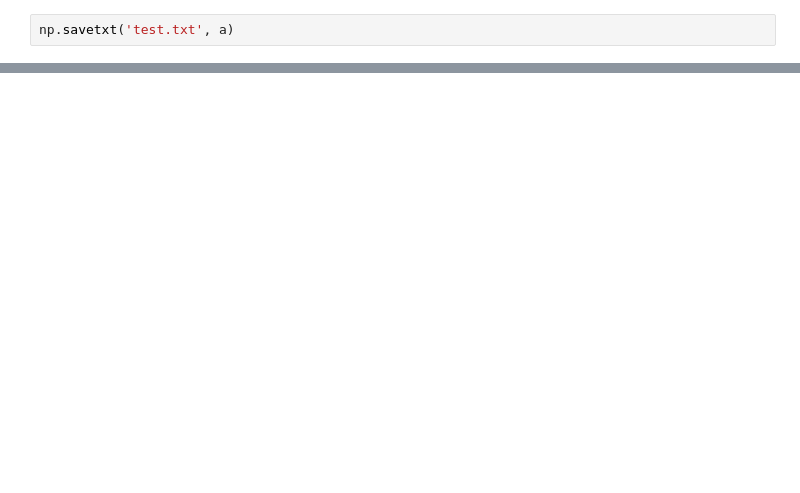
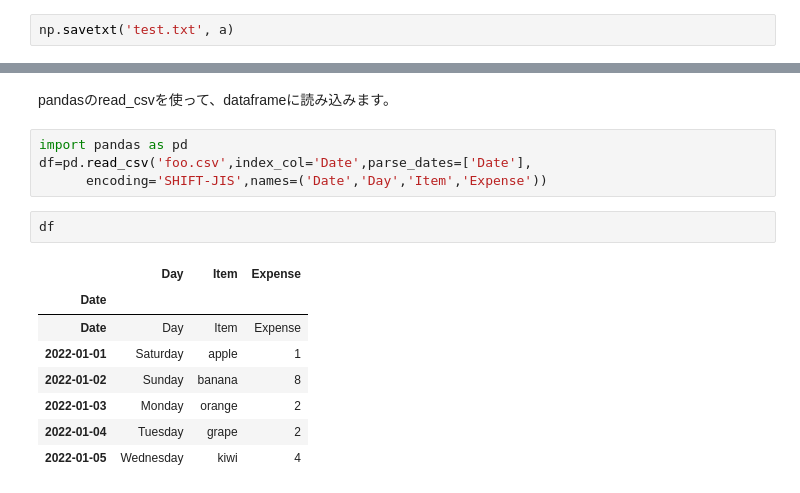
Before and after one commit to miwamasa/DataScience2023, a Jupyter notebook: notebooks/lecture4.ipynb, the cells around one changed output, grey strips where cells are left out. Drawn from its saved outputs; the diff is of its cells as text; blank space fills up the shorter version.

```diff
--- a/notebooks/lecture4.ipynb
+++ b/notebooks/lecture4.ipynb
@@ -101,0 +170,17 @@ np.loadtxt('test.csv' , delimiter=',' )
+# %% [markdown]
+pandasのread_csvを使って、dataframeに読み込みます。
+# %%
+import pandas as pd
+df=pd.read_csv('foo.csv',index_col='Date',parse_dates=['Date'],
+      encoding='SHIFT-JIS',names=('Date','Day','Item','Expense'))
+# %%
+df
+# %% [output]
+|  | Day | Item | Expense |
+| Date |  |  |  |
+| Date | Day | Item | Expense |
+| 2022-01-01 | Saturday | apple | 1 |
+| 2022-01-02 | Sunday | banana | 8 |
+| 2022-01-03 | Monday | orange | 2 |
+| 2022-01-04 | Tuesday | grape | 2 |
+| 2022-01-05 | Wednesday | kiwi | 4 |
```
Also changed, not shown: parts of 64 cells of this notebook, 2 other files.
